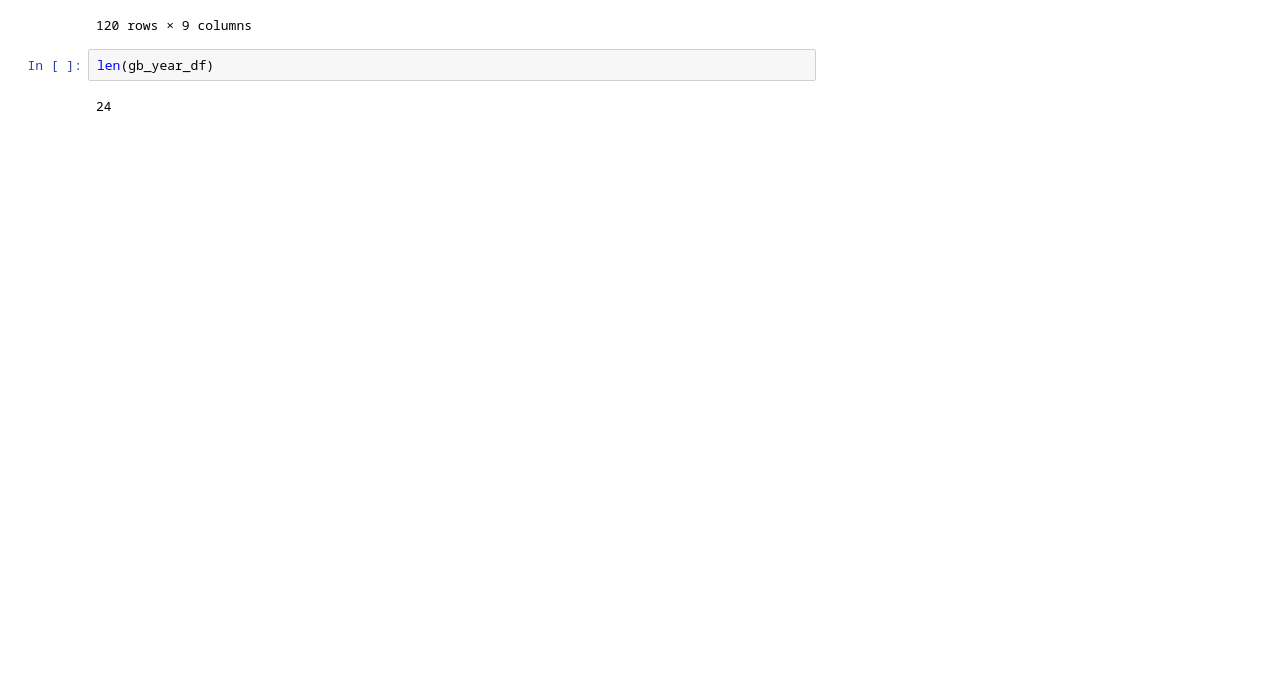
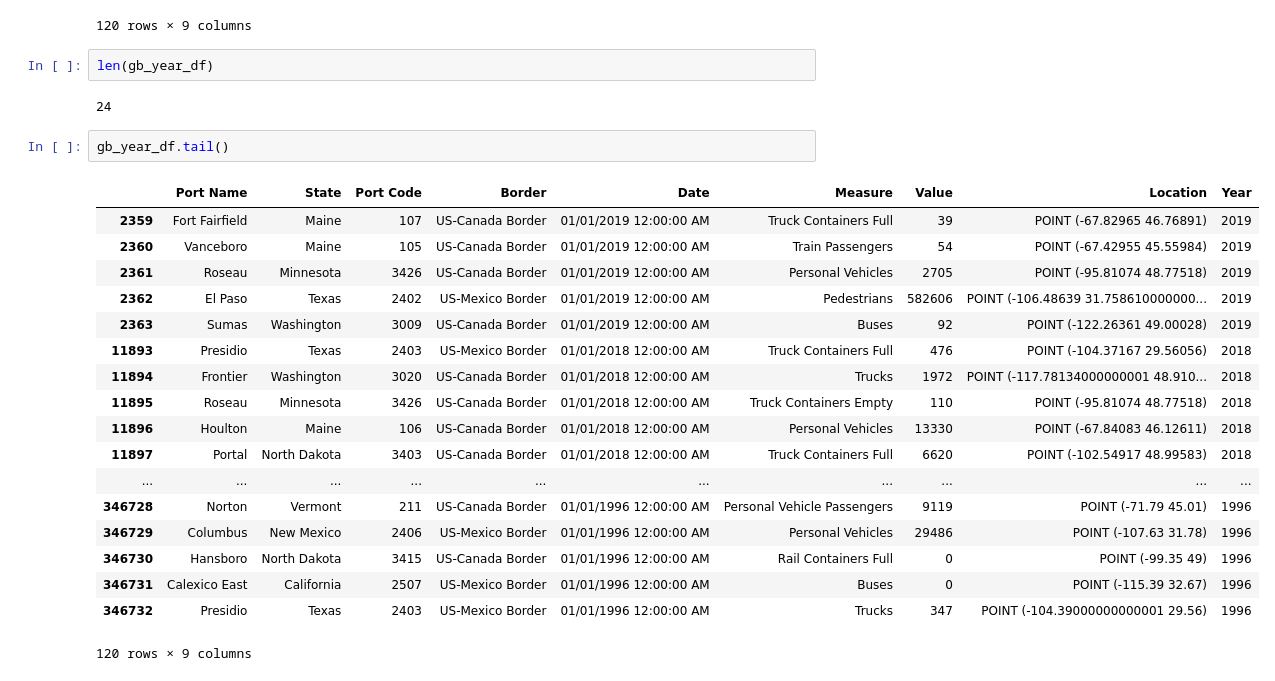
Before and after one commit to philipayazi/Project1_BorderEntries, a Jupyter notebook: Border_Entries_and _Trade.ipynb, the cells around one changed output. Saved outputs shown, nothing was run; the diff lists cells and outputs as text; blank space fills up the shorter version.

```diff
--- a/Border_Entries_and _Trade.ipynb
+++ b/Border_Entries_and _Trade.ipynb
@@ -183,3 +183,24 @@ gb_year_df.head()
 len(gb_year_df)
 # %% [output]
 24
+# %%
+gb_year_df.tail()
+# %% [output]
+|  | Port Name | State | Port Code | Border | Date | Measure | Value | Location | Year |
+| 2359 | Fort Fairfield | Maine | 107 | US-Canada Border | 01/01/2019 12:00:00 AM | Truck Containers Full | 39 | POINT (-67.82965 46.76891) | 2019 |
+| 2360 | Vanceboro | Maine | 105 | US-Canada Border | 01/01/2019 12:00:00 AM | Train Passengers | 54 | POINT (-67.42955 45.55984) | 2019 |
+| 2361 | Roseau | Minnesota | 3426 | US-Canada Border | 01/01/2019 12:00:00 AM | Personal Vehicles | 2705 | POINT (-95.81074 48.77518) | 2019 |
+| 2362 | El Paso | Texas | 2402 | US-Mexico Border | 01/01/2019 12:00:00 AM | Pedestrians | 582606 | POINT (-106.48639 31.758610000000... | 2019 |
+| 2363 | Sumas | Washington | 3009 | US-Canada Border | 01/01/2019 12:00:00 AM | Buses | 92 | POINT (-122.26361 49.00028) | 2019 |
+| 11893 | Presidio | Texas | 2403 | US-Mexico Border | 01/01/2018 12:00:00 AM | Truck Containers Full | 476 | POINT (-104.37167 29.56056) | 2018 |
+| 11894 | Frontier | Washington | 3020 | US-Canada Border | 01/01/2018 12:00:00 AM | Trucks | 1972 | POINT (-117.78134000000001 48.910... | 2018 |
+| 11895 | Roseau | Minnesota | 3426 | US-Canada Border | 01/01/2018 12:00:00 AM | Truck Containers Empty | 110 | POINT (-95.81074 48.77518) | 2018 |
+| 11896 | Houlton | Maine | 106 | US-Canada Border | 01/01/2018 12:00:00 AM | Personal Vehicles | 13330 | POINT (-67.84083 46.12611) | 2018 |
+| 11897 | Portal | North Dakota | 3403 | US-Canada Border | 01/01/2018 12:00:00 AM | Truck Containers Full | 6620 | POINT (-102.54917 48.99583) | 2018 |
+| ... | ... | ... | ... | ... | ... | ... | ... | ... | ... |
+| 346728 | Norton | Vermont | 211 | US-Canada Border | 01/01/1996 12:00:00 AM | Personal Vehicle Passengers | 9119 | POINT (-71.79 45.01) | 1996 |
+| 346729 | Columbus | New Mexico | 2406 | US-Mexico Border | 01/01/1996 12:00:00 AM | Personal Vehicles | 29486 | POINT (-107.63 31.78) | 1996 |
+| 346730 | Hansboro | North Dakota | 3415 | US-Canada Border | 01/01/1996 12:00:00 AM | Rail Containers Full | 0 | POINT (-99.35 49) | 1996 |
+| 346731 | Calexico East | California | 2507 | US-Mexico Border | 01/01/1996 12:00:00 AM | Buses | 0 | POINT (-115.39 32.67) | 1996 |
+| 346732 | Presidio | Texas | 2403 | US-Mexico Border | 01/01/1996 12:00:00 AM | Trucks | 347 | POINT (-104.39000000000001 29.56) | 1996 |
+120 rows × 9 columns
```
Also changed, not shown: parts of 12 cells of this notebook.
